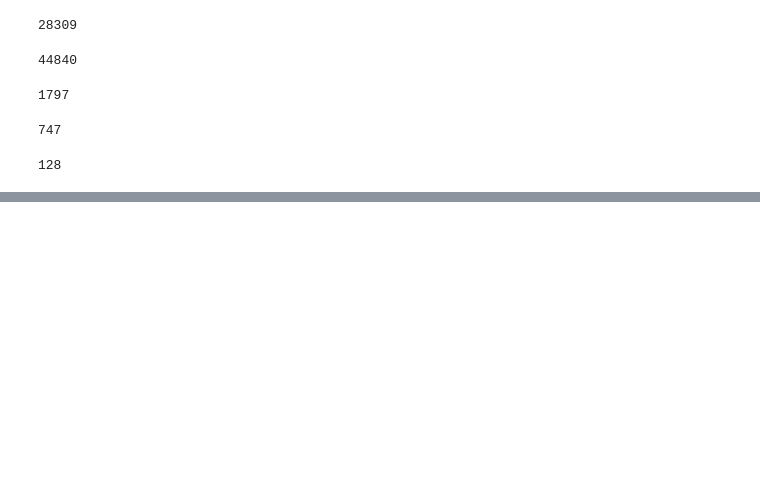
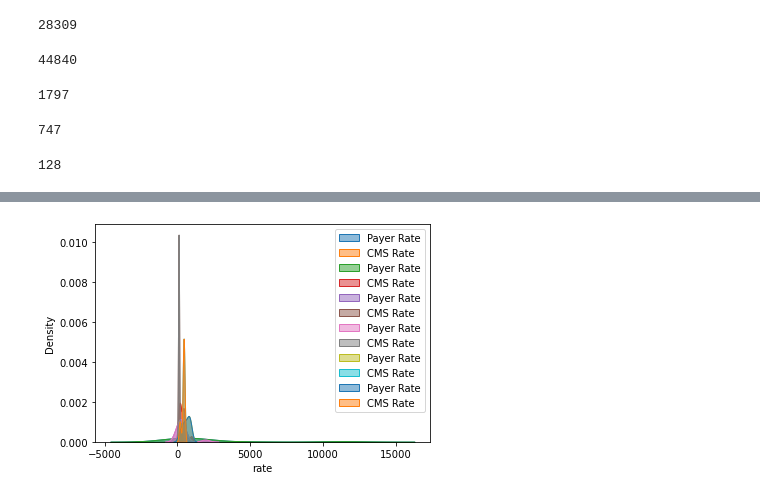
Before and after one commit to adaduvai/serifhealth_takehome_ds_ad, a Jupyter notebook: Serif Health Take-Home Assessment.ipynb, the cells around one changed output, grey strips where cells are left out. Cells and saved outputs as stored; diff of their text form; code cells hidden in the pictures; blank space fills up the shorter version.

```diff
--- a/Serif Health Take-Home Assessment.ipynb
+++ b/Serif Health Take-Home Assessment.ipynb
@@ -558,0 +625,9 @@ pd.merge(payer_data,
+# %%
+for idx, row in payer_hospital_match[['plan_name', 'code']].drop_duplicates().iterrows():
+    payer_hospital_match_subset = payer_hospital_match[(payer_hospital_match['plan_name'] == row[0]) &
+                                                       (payer_hospital_match['code'] == row[1])]
+    sns.kdeplot(payer_hospital_match_subset['rate'], label = 'Payer Rate', fill = True, alpha = 0.5)
+    sns.kdeplot(payer_hospital_match_subset['cms_baseline_rate'], label = 'CMS Rate', fill = True, alpha = 0.5)
+    plt.legend()
+# %% [output]
+[figure, added]
```
Also changed, not shown: parts of 27 cells of this notebook.
